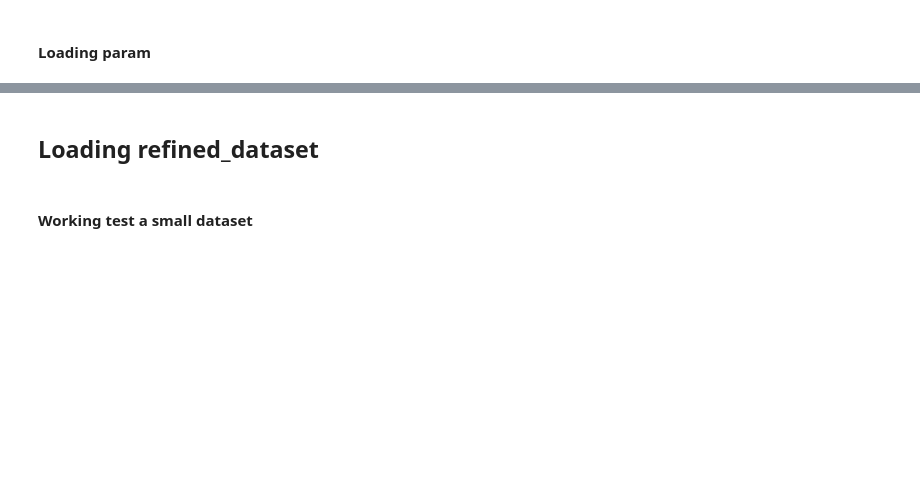
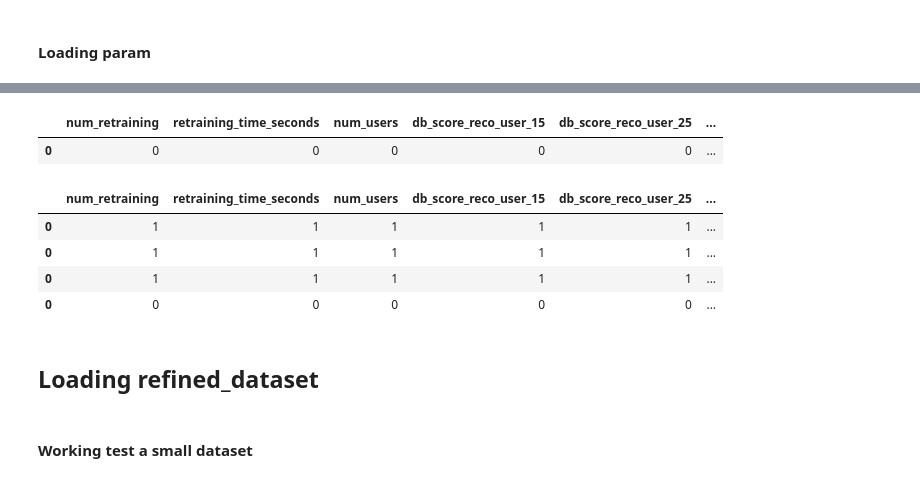
Before and after one commit to rafaferprats/movie_recommendation_system_DS, a Jupyter notebook: notebooks/Retrain_Recommender_System_KMeans_Modeluser_and_Modelmovie.ipynb, the cells around one changed output, grey strips where cells are left out. Cells and saved outputs as stored; diff of their text form; code cells hidden in the pictures; blank space fills up the shorter version.

```diff
--- a/notebooks/Retrain_Recommender_System_KMeans_Modeluser_and_Modelmovie.ipynb
+++ b/notebooks/Retrain_Recommender_System_KMeans_Modeluser_and_Modelmovie.ipynb
@@ -23,0 +112,3 @@ score_param = pd.read_csv("../data/movie_reco_scores.csv", sep = ',')
+# %%
+new_score = pd.DataFrame({'num_retraining': 1, 'retraining_time_seconds': 1, 'num_users':1,  'db_score_reco_user_15': 1, 'db_score_reco_user_25': 1, 'db_score_reco_user_35': 1, 'db_score_reco_user_45': 1, 'db_score_reco_movie_15': 1, 'db_score_reco_movie_25': 1, 'db_score_reco_movie_35': 1, 'db_score_reco_movie_45': 1, 'ch_score_reco_user_15': 1, 'ch_score_reco_user_25': 1, 'ch_score_reco_user_35': 1, 'ch_score_reco_user_45': 1, 'ch_score_reco_movie_15': 1, 'ch_score_reco_movie_25': 1, 'ch_score_reco_movie_35': 1, 'ch_score_reco_movie_45': 1}, index=[0])
+print(new_score.head())
@@ -24,3 +133,20 @@ score_param = pd.read_csv("../data/movie_reco_scores.csv", sep = ',')
+# %%
+score_param = pd.concat([new_score,score_param.loc[:]])
+
+score_param.to_csv('../data/movie_reco_scores.csv', sep=',', encoding='utf-8', index=False)
+# %%
+score_param.loc[:]
+# %% [output]
+|  | num_retraining | retraining_time_seconds | num_users | db_score_reco_user_15 | db_score_reco_user_25 | ... |
+| 0 | 0 | 0 | 0 | 0 | 0 | ... |
+# %%
+score_param.head()
+# %% [output]
+|  | num_retraining | retraining_time_seconds | num_users | db_score_reco_user_15 | db_score_reco_user_25 | ... |
+| 0 | 1 | 1 | 1 | 1 | 1 | ... |
+| 0 | 1 | 1 | 1 | 1 | 1 | ... |
+| 0 | 1 | 1 | 1 | 1 | 1 | ... |
+| 0 | 0 | 0 | 0 | 0 | 0 | ... |
 # %% [markdown]
 ## Loading refined_dataset
 # %%
```
Also changed, not shown: parts of 6 cells of this notebook, 15 other files.
